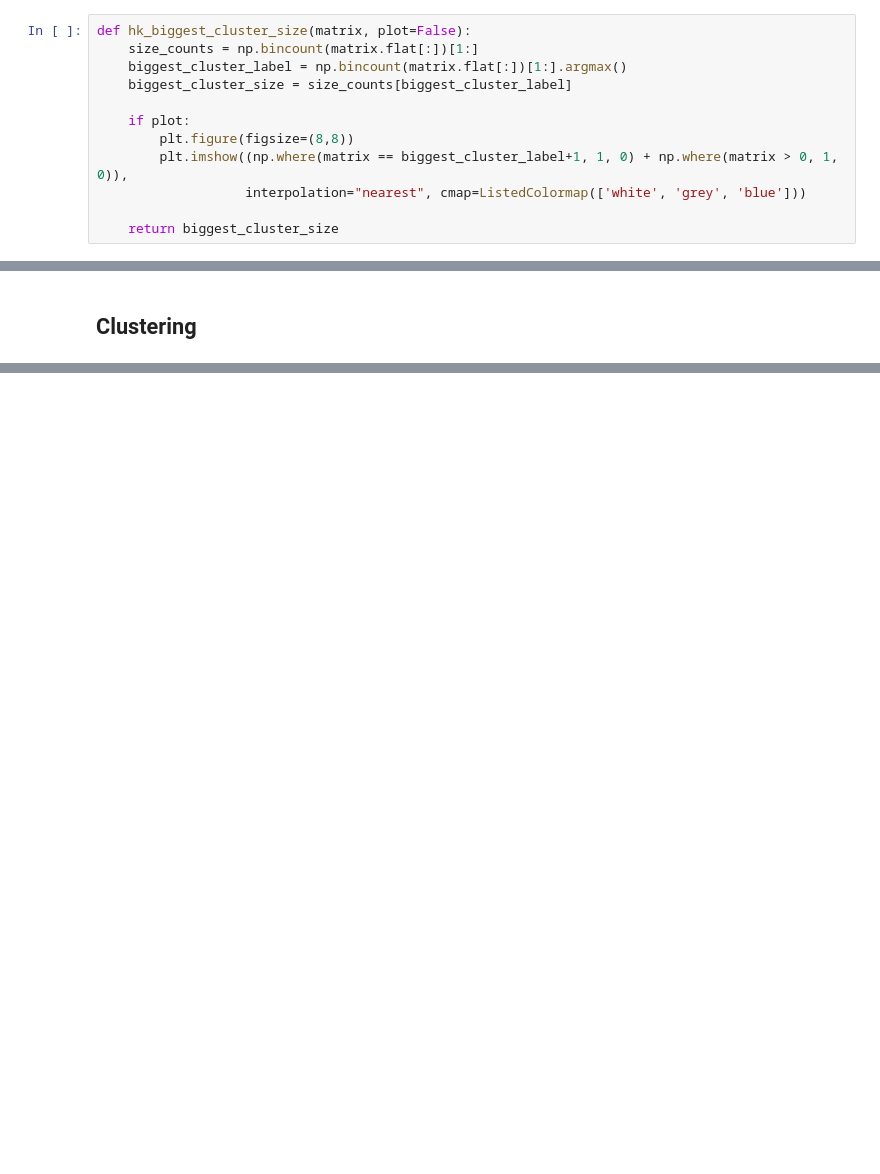
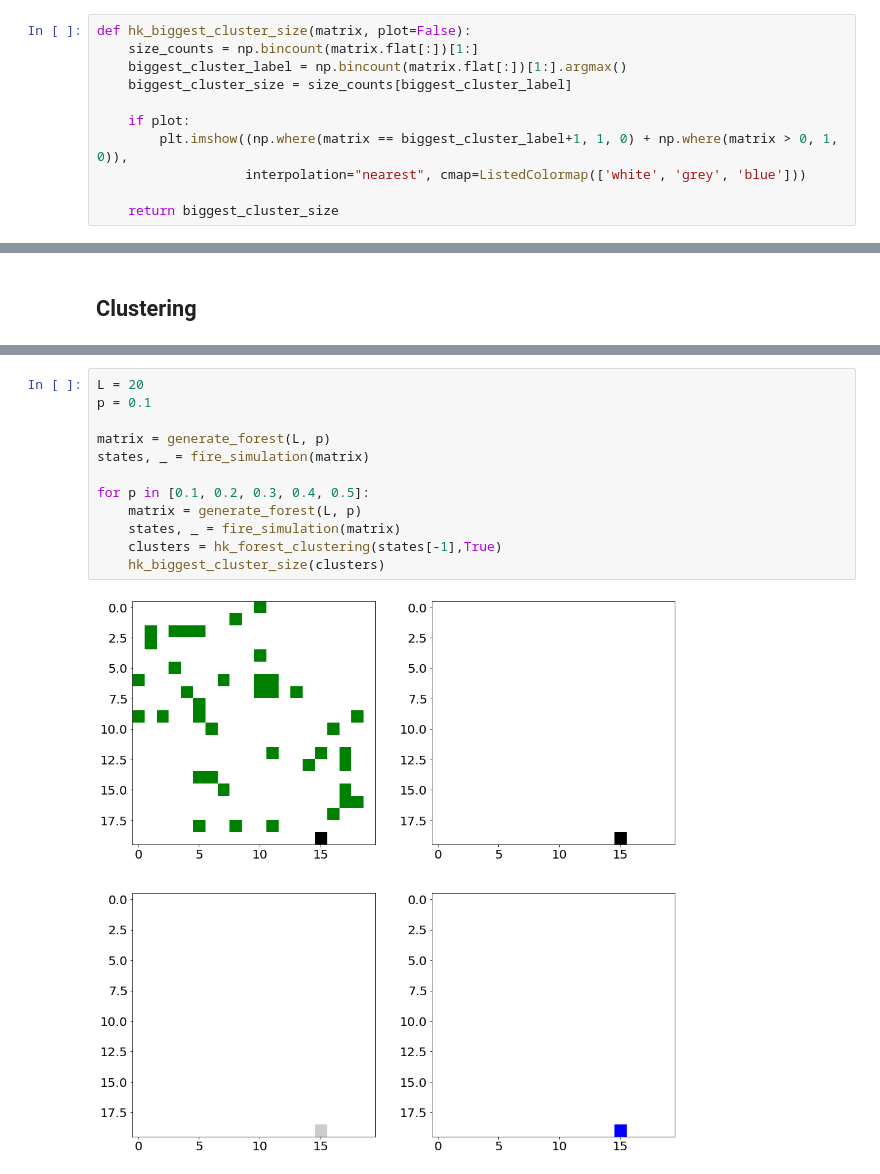
Before and after one commit to dpalatynski/Simulations, a Jupyter notebook: list1/forest_fire.ipynb, the cells around one changed output, grey strips where cells are left out. Drawn from its saved outputs; the diff is of its cells as text; blank space fills up the shorter version.

```diff
--- a/list1/forest_fire.ipynb
+++ b/list1/forest_fire.ipynb
@@ -261,7 +266,6 @@ def hk_biggest_cluster_size(matrix, plot=False):
     biggest_cluster_size = size_counts[biggest_cluster_label]
 
     if plot:
-        plt.figure(figsize=(8,8))
         plt.imshow((np.where(matrix == biggest_cluster_label+1, 1, 0) + np.where(matrix > 0, 1, 0)),
                    interpolation="nearest", cmap=ListedColormap(['white', 'grey', 'blue']))
 
@@ -315,0 +318,14 @@ hk_biggest_cluster_size(clusters,True)
+# %%
+L = 20
+p = 0.1
+
+matrix = generate_forest(L, p)
+states, _ = fire_simulation(matrix)
+
+for p in [0.1, 0.2, 0.3, 0.4, 0.5]:
+    matrix = generate_forest(L, p)
+    states, _ = fire_simulation(matrix)
+    clusters = hk_forest_clustering(states[-1],True)
+    hk_biggest_cluster_size(clusters)
+# %% [output]
+[figure, added]
```
Also changed, not shown: parts of 8 cells of this notebook.
